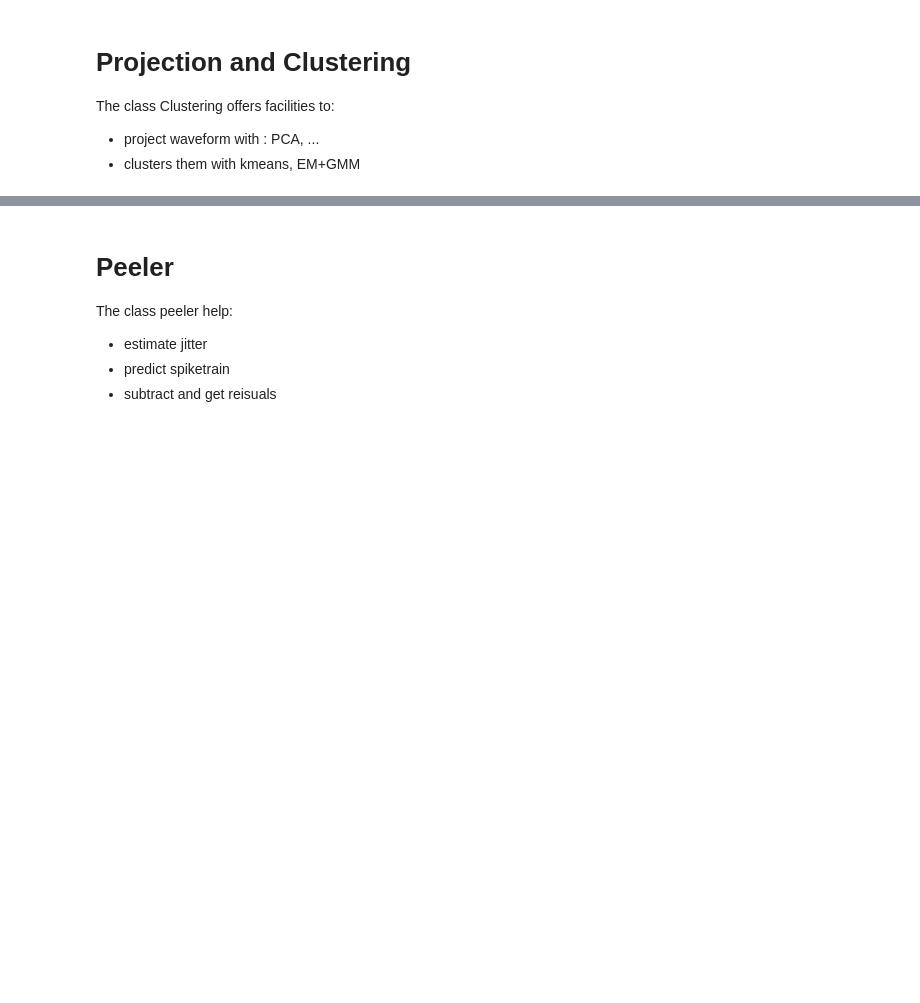
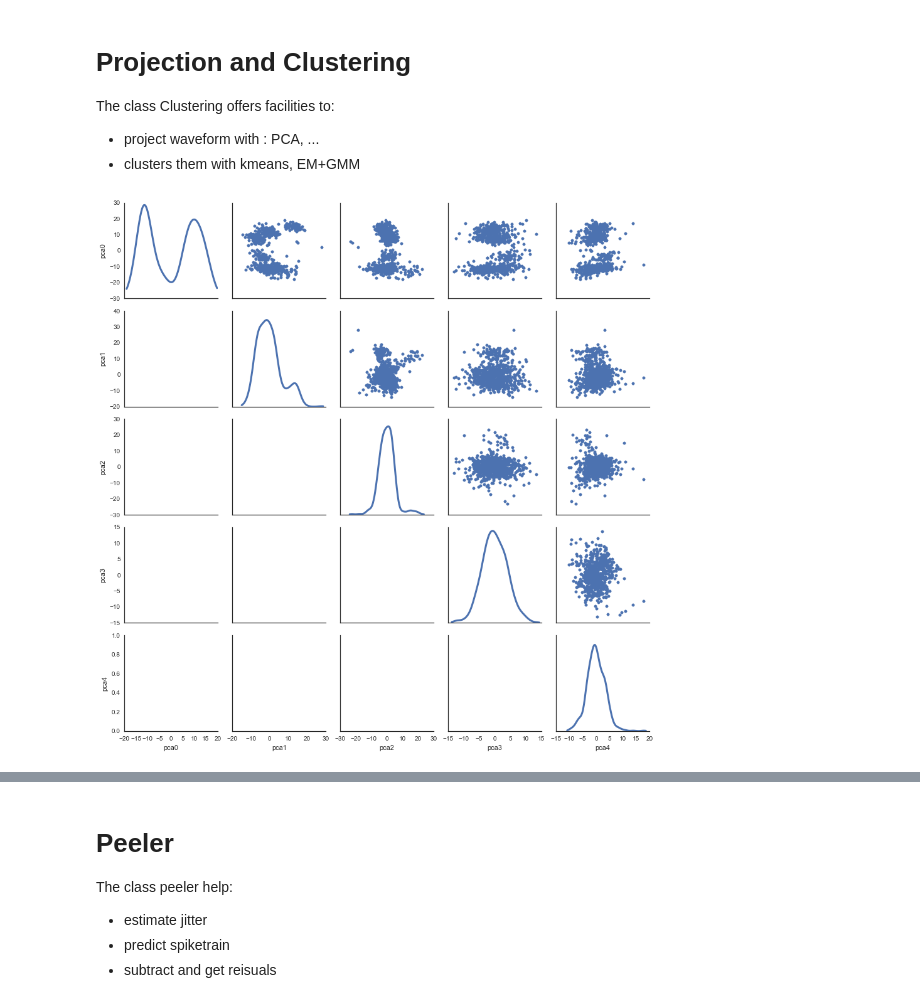
Before and after one commit to tridesclous/tridesclous, a Jupyter notebook: example/example_low_level_classes.ipynb, the cells around one changed output, grey strips where cells are left out. Saved outputs shown, nothing was run; the diff lists cells and outputs as text; code cells hidden in the pictures; blank space fills up the shorter version.

```diff
--- a/example/example_low_level_classes.ipynb
+++ b/example/example_low_level_classes.ipynb
@@ -184,16 +228,14 @@ The class Clustering offers facilities to:
 # %%
 # work on shorted waveforms (see good limits)
 clustering = tdc.Clustering(short_wf)
 
 # do a PCA
 features = clustering.project(method = 'pca', n_components = 5)
-print(features)
+features
 
-sns.set(style="white")
-g = sns.PairGrid(features, diag_sharey=False)
-g.map_lower(sns.kdeplot, cmap="Blues_d")
-g.map_upper(pyplot.scatter)
-g.map_diag(sns.kdeplot, lw=3)
+clustering.plot_projection(plot_density = False)
+# %% [output]
+[figure, added]
 # %%
 # try to clusters
 labels = clustering.find_clusters(7)
```
Also changed, not shown: parts of 16 cells of this notebook, 8 other files.
